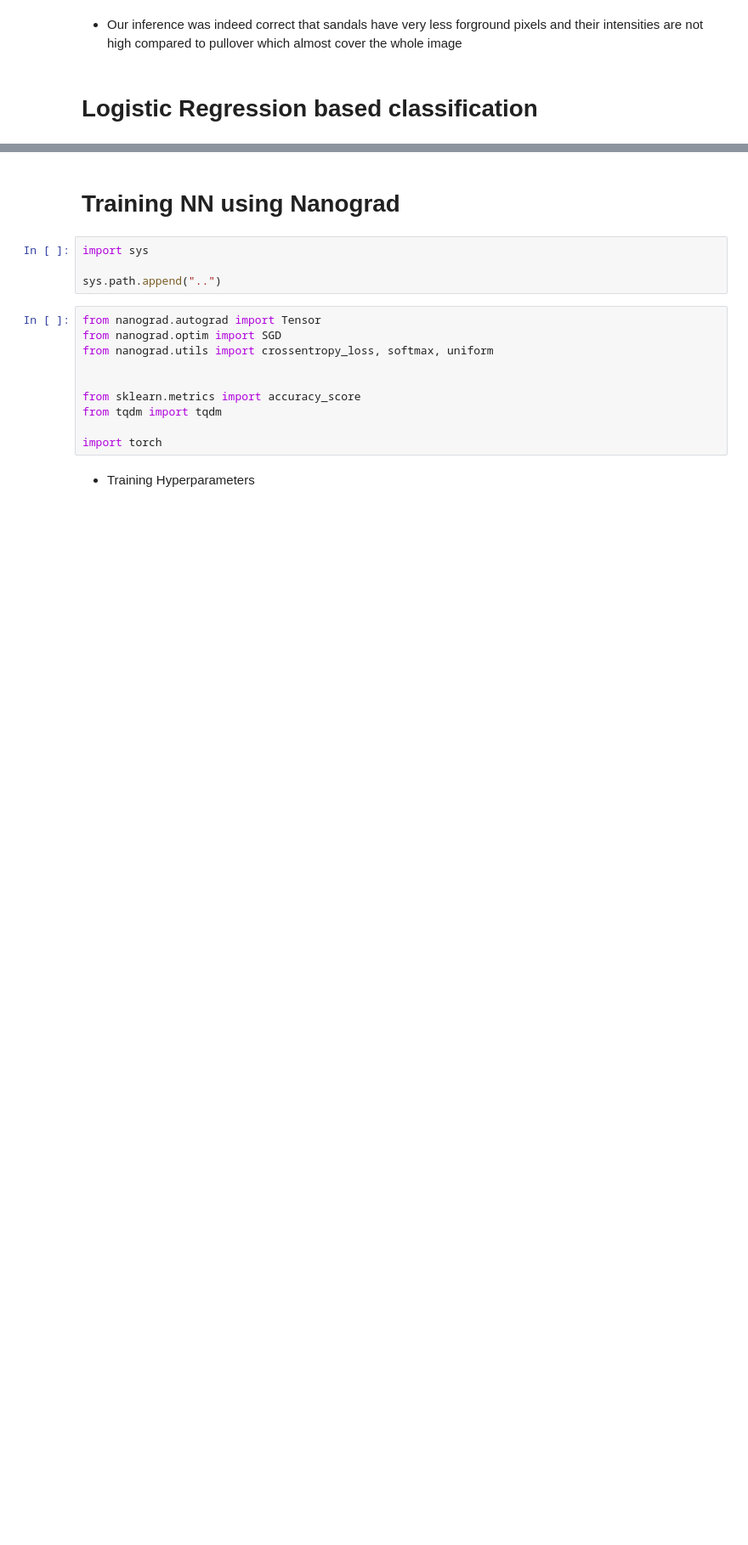
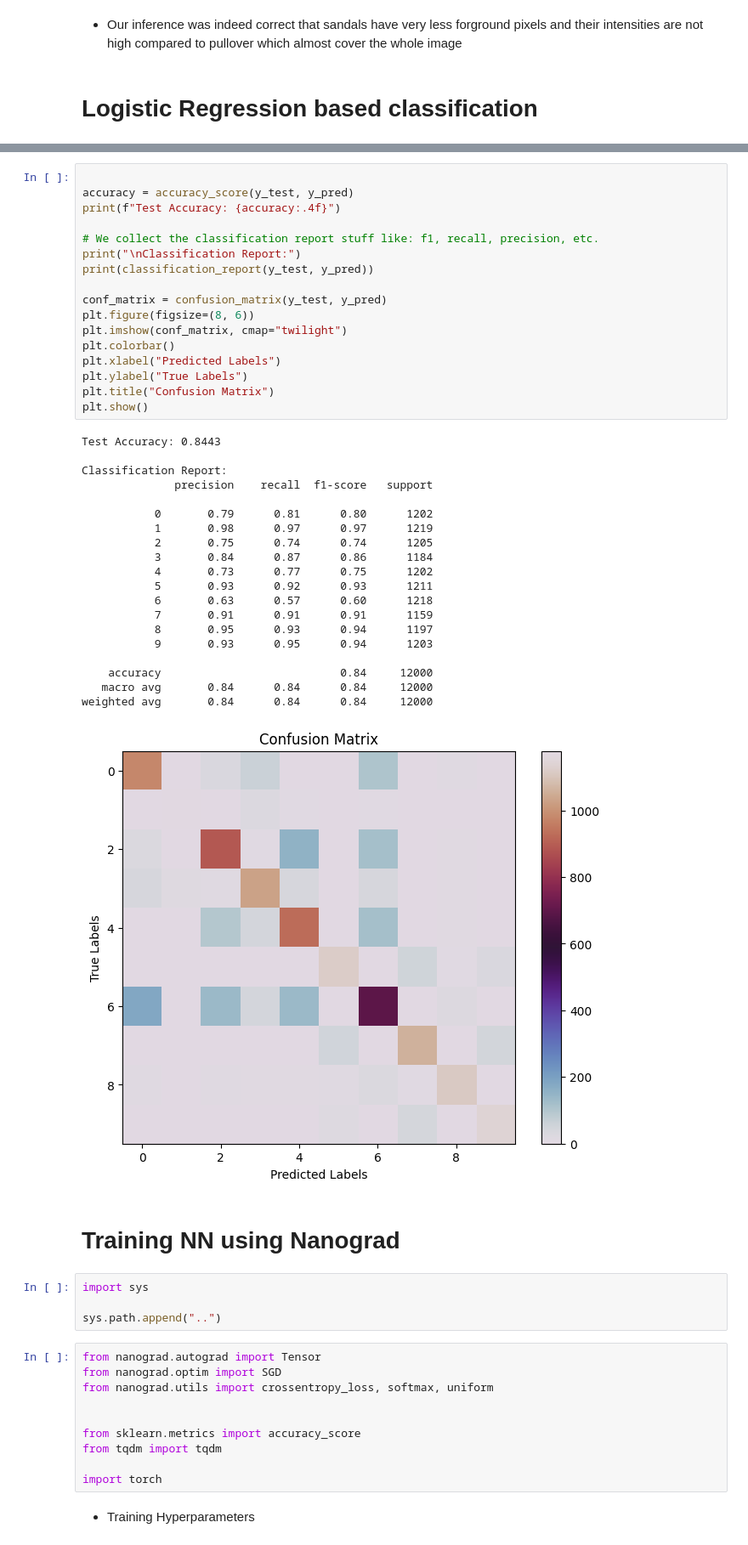
Before and after one commit to IAmPara0x/nanograd, a Jupyter notebook: examples/fashion_mnist.ipynb, the cells around one changed output, grey strips where cells are left out. Shown at 85% size. Drawn from its saved outputs; the diff is of its cells as text; blank space fills up the shorter version.

```diff
--- a/examples/fashion_mnist.ipynb
+++ b/examples/fashion_mnist.ipynb
@@ -200,3 +211,41 @@ plt.show()
+# %%
+
+accuracy = accuracy_score(y_test, y_pred)
+print(f"Test Accuracy: {accuracy:.4f}")
+
+# We collect the classification report stuff like: f1, recall, precision, etc.
+print("\nClassification Report:")
+print(classification_report(y_test, y_pred))
+
+conf_matrix = confusion_matrix(y_test, y_pred)
+plt.figure(figsize=(8, 6))
+plt.imshow(conf_matrix, cmap="twilight")
+plt.colorbar()
+plt.xlabel("Predicted Labels")
+plt.ylabel("True Labels")
+plt.title("Confusion Matrix")
+plt.show()
+# %% [output]
+Test Accuracy: 0.8443
+
+Classification Report:
+              precision    recall  f1-score   support
+
+           0       0.79      0.81      0.80      1202
+           1       0.98      0.97      0.97      1219
+           2       0.75      0.74      0.74      1205
+           3       0.84      0.87      0.86      1184
+           4       0.73      0.77      0.75      1202
+           5       0.93      0.92      0.93      1211
+           6       0.63      0.57      0.60      1218
+           7       0.91      0.91      0.91      1159
+           8       0.95      0.93      0.94      1197
+           9       0.93      0.95      0.94      1203
+
+    accuracy                           0.84     12000
+   macro avg       0.84      0.84      0.84     12000
+weighted avg       0.84      0.84      0.84     12000
+[figure, added]
 # %% [markdown]
 # Training NN using Nanograd
 # %%
```
Also changed, not shown: parts of 8 cells of this notebook.
